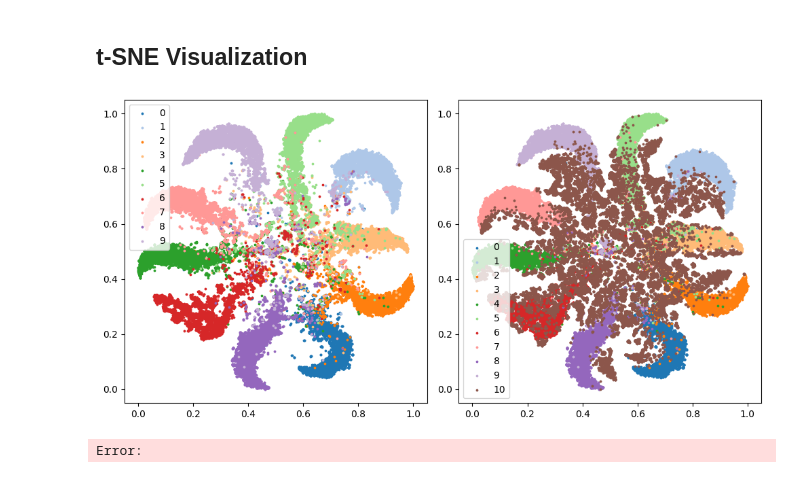
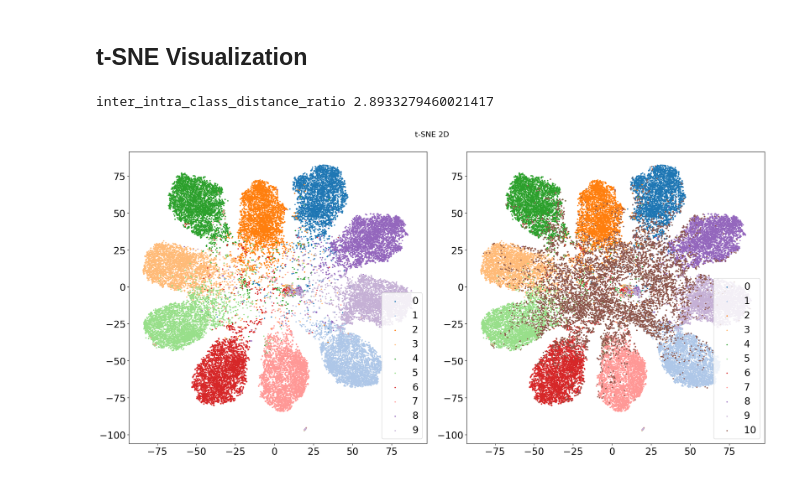
Before and after one commit to buyizhiyou/YYM, a Jupyter notebook: dum/notebooks/tsne_visualization.ipynb, the cells around one changed output. Cells and saved outputs as stored; diff of their text form; code cells hidden in the pictures.

```diff
--- a/dum/notebooks/tsne_visualization.ipynb
+++ b/dum/notebooks/tsne_visualization.ipynb
@@ -26,12 +27,12 @@ from utils.gmm_utils import get_embeddings, gmm_fit, gmm_evaluate
 # %% [markdown]
 ## load model
 # %%
-device = "cuda:1" if torch.cuda.is_available() else "cpu"
+device = "cuda:0" if torch.cuda.is_available() else "cpu"
 # Load ResNet model
 model = resnet50(spectral_normalization=True,
                              mod = True,
                              mnist = False).to(device)
-model.load_state_dict(torch.load("../saved_models/run8/resnet50_sn_3.0_mod_seed_1_contrastive3/2024_04_26_16_11_12/resnet50_sn_3.0_mod_seed_1_contrastive3_best.model"))
+model.load_state_dict(torch.load("../saved_models/run17/resnet50_sn_3.0_mod_seed_1/2024_05_22_01_40_48/resnet50_sn_3.0_mod_seed_1_best.model",map_location=device))
 activation = {}
 
 def get_activation(name):
@@ -48,21 +49,23 @@ batch_size = 128
 
 # MNIST data loader
 train_loader,val_loader = cifar10.get_train_valid_loader(batch_size,True,1,0.01,root="../data/")
-ood_test_loader = svhn.get_test_loader(batch_size,root="../data/")
+ood_test_loader = svhn.get_test_loader(batch_size,root="../data/",sample_size=10000)
 Xs = []
 ys = []
 for images,_ in tqdm(ood_test_loader,dynamic_ncols=True):
     labels = np.ones(images.shape[0])*10 #标记label=10为OOD样本
     images = images.to(device)
     model(images)
-    embeddings = activation["embedding"]
+    # embeddings = activation["embedding"]
+    embeddings = model.feature
     Xs.append(embeddings.cpu().detach().numpy())
     ys.append(labels)
 
 for images,labels in tqdm(train_loader,dynamic_ncols=True):
     images = images.to(device)
     model(images)
-    embeddings = activation["embedding"]
+    # embeddings = activation["embedding"]
+    embeddings = model.feature
     Xs.append(embeddings.cpu().detach().numpy())
     ys.append(labels.detach().numpy())
 # %% [output]
@@ -72,35 +75,11 @@ X = np.concatenate(Xs)
 y = np.concatenate(ys)
 # %% [markdown]
 ## t-SNE Visualization
-# %%
-def plot_embedding_2d(X, y, num_classes, title):
-    x_min, x_max = np.min(X, 0), np.max(X, 0)
-    X = (X - x_min) / (x_max - x_min)
-
-    fig, axes = plt.subplots(1,2, figsize=(10, 5))
-
-    # plt.scatter(X[:,0], X[:,1], c = y, s = 5, cmap = plt.cm.Spectral)
-
-    cmap = plt.get_cmap('tab20')
-    colors = []
-    for i in range(13):
-        colors.append(np.array(cmap(i)).reshape(1,-1))
-
-    for i in range(num_classes):  # 对每类的数据画上特定颜色的点
-        index = (y == i)
-        axes[0].scatter(X[index, 0], X[index, 1], s=3, c=colors[i])
-    axes[0].legend([i for i in range(num_classes)])
-    for i in range(num_classes+1):  # 对每类的数据画上特定颜色的点
-        index = (y == i)
-        axes[1].scatter(X[index, 0], X[index, 1], s=3, c=colors[i])
-    axes[1].legend([i for i in range(num_classes+1)])
-
-    plt.tight_layout()
-    return fig
 # %%
-tsne = TSNE(n_components=2, init='pca', random_state=0)
+tsne = TSNE(n_components=2, init='pca', perplexity=50, random_state=0)
 X_tsne = tsne.fit_transform(X)
 _ = plot_embedding_2d(X_tsne,y,10,"t-SNE 2D")
+print("inter_intra_class_distance_ratio",inter_intra_class_ratio(X,y))
 # %% [output]
+inter_intra_class_distance_ratio 2.8933279460021417
-[figure, old version]
+[figure, new version]
-Error:
```
Also changed, not shown: parts of 1 cell of this notebook, 14 other files.
